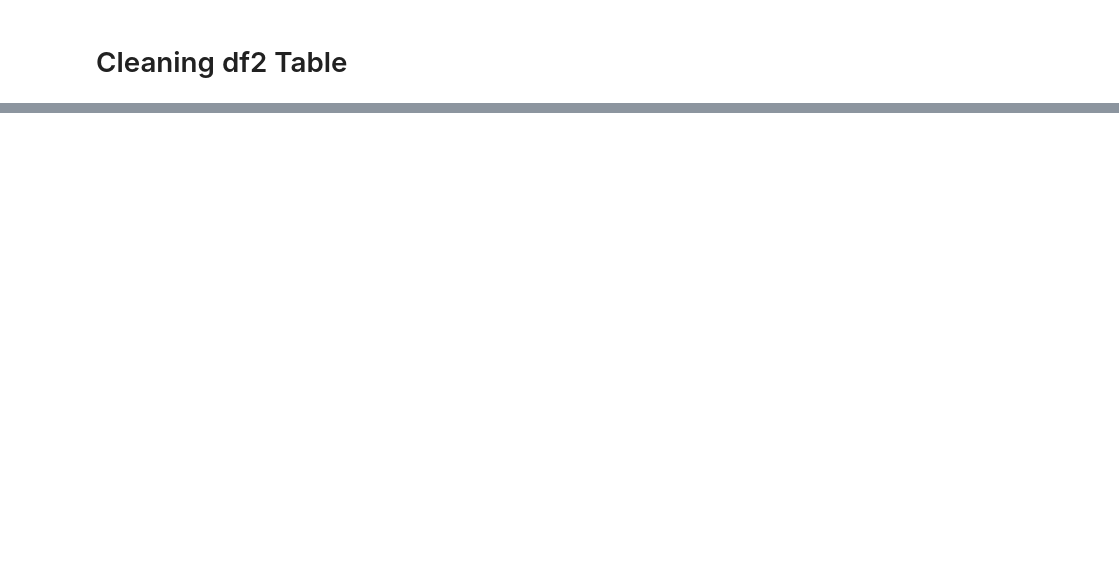
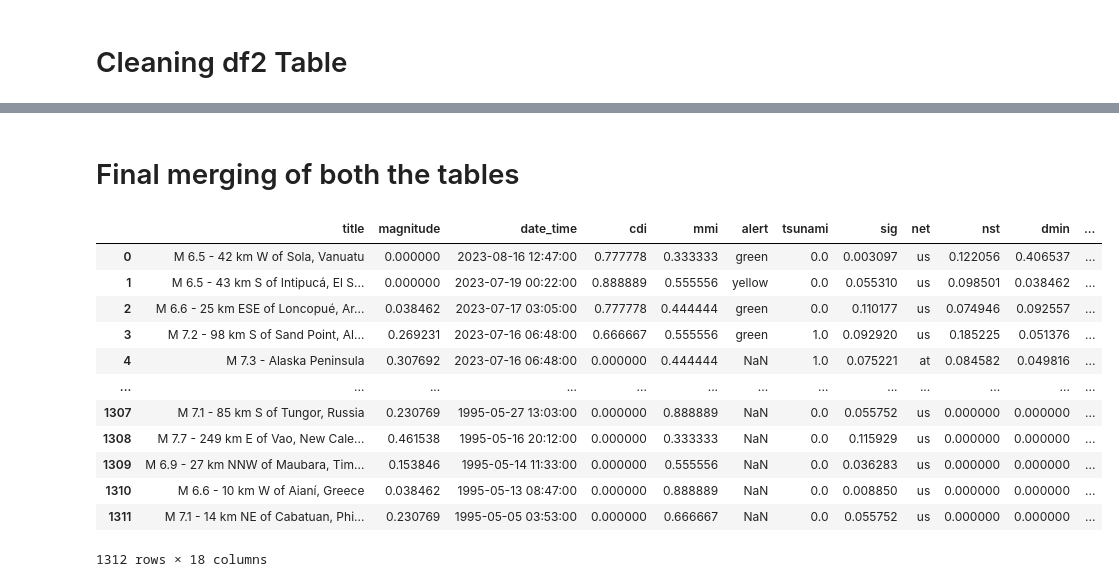
Before and after one commit to shivi13102/Earthquake_analysis, a Jupyter notebook: earthquake_analysis.ipynb, the cells around one changed output, grey strips where cells are left out. Cells and saved outputs as stored; diff of their text form; code cells hidden in the pictures; blank space fills up the shorter version.

```diff
--- a/earthquake_analysis.ipynb
+++ b/earthquake_analysis.ipynb
@@ -843,2 +841,4 @@ display(df1)
+# %%
+df1 = df1.drop(columns=['continent'])
 # %% [markdown]
 # Cleaning df2 Table
@@ -1015,0 +916,28 @@ display(df2)
+# %% [markdown]
+# Final merging of both the tables
+# %%
+# Merge df1 below df3 (concatenate the tables)
+merged_df = pd.concat([df3, df1], ignore_index=True)
+
+# Sort the final table by 'date_time' in descending order
+merged_df = merged_df.sort_values(by='date_time', ascending=False)
+
+# Reset the index for a clean DataFrame
+merged_df = merged_df.reset_index(drop=True)
+
+# Display the final table
+display(merged_df)
+# %% [output]
+|  | title | magnitude | date_time | cdi | mmi | alert | tsunami | sig | net | nst | dmin | ... |
+| 0 | M 6.5 - 42 km W of Sola, Vanuatu | 0.000000 | 2023-08-16 12:47:00 | 0.777778 | 0.333333 | green | 0.0 | 0.003097 | us | 0.122056 | 0.406537 | ... |
+| 1 | M 6.5 - 43 km S of Intipucá, El S... | 0.000000 | 2023-07-19 00:22:00 | 0.888889 | 0.555556 | yellow | 0.0 | 0.055310 | us | 0.098501 | 0.038462 | ... |
+| 2 | M 6.6 - 25 km ESE of Loncopué, Ar... | 0.038462 | 2023-07-17 03:05:00 | 0.777778 | 0.444444 | green | 0.0 | 0.110177 | us | 0.074946 | 0.092557 | ... |
+| 3 | M 7.2 - 98 km S of Sand Point, Al... | 0.269231 | 2023-07-16 06:48:00 | 0.666667 | 0.555556 | green | 1.0 | 0.092920 | us | 0.185225 | 0.051376 | ... |
+| 4 | M 7.3 - Alaska Peninsula | 0.307692 | 2023-07-16 06:48:00 | 0.000000 | 0.444444 | NaN | 1.0 | 0.075221 | at | 0.084582 | 0.049816 | ... |
+| ... | ... | ... | ... | ... | ... | ... | ... | ... | ... | ... | ... | ... |
+| 1307 | M 7.1 - 85 km S of Tungor, Russia | 0.230769 | 1995-05-27 13:03:00 | 0.000000 | 0.888889 | NaN | 0.0 | 0.055752 | us | 0.000000 | 0.000000 | ... |
+| 1308 | M 7.7 - 249 km E of Vao, New Cale... | 0.461538 | 1995-05-16 20:12:00 | 0.000000 | 0.333333 | NaN | 0.0 | 0.115929 | us | 0.000000 | 0.000000 | ... |
+| 1309 | M 6.9 - 27 km NNW of Maubara, Tim... | 0.153846 | 1995-05-14 11:33:00 | 0.000000 | 0.555556 | NaN | 0.0 | 0.036283 | us | 0.000000 | 0.000000 | ... |
+| 1310 | M 6.6 - 10 km W of Aianí, Greece | 0.038462 | 1995-05-13 08:47:00 | 0.000000 | 0.888889 | NaN | 0.0 | 0.008850 | us | 0.000000 | 0.000000 | ... |
+| 1311 | M 7.1 - 14 km NE of Cabatuan, Phi... | 0.230769 | 1995-05-05 03:53:00 | 0.000000 | 0.666667 | NaN | 0.0 | 0.055752 | us | 0.000000 | 0.000000 | ... |
+1312 rows × 18 columns
```
Also changed, not shown: parts of 14 cells of this notebook.
